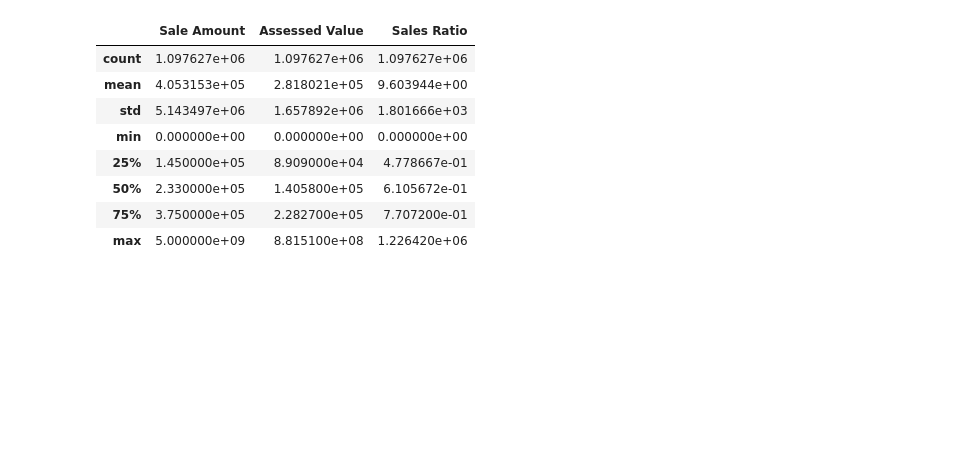
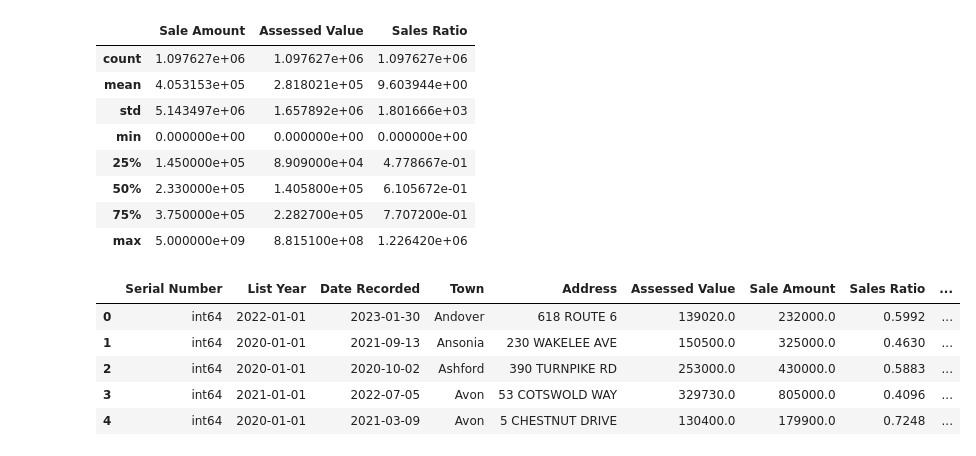
Before and after one commit to LordOnion88/MAD, a Jupyter notebook: Repasos/Análisis de tendencias de ventas.ipynb, the cells around one changed output. Cells and saved outputs as stored; diff of their text form; code cells hidden in the pictures; blank space fills up the shorter version.

```diff
--- a/Repasos/Análisis de tendencias de ventas.ipynb
+++ b/Repasos/Análisis de tendencias de ventas.ipynb
@@ -183,3 +187,13 @@ dataset_clean[Columnas_n].describe()
 | 50% | 2.330000e+05 | 1.405800e+05 | 6.105672e-01 |
 | 75% | 3.750000e+05 | 2.282700e+05 | 7.707200e-01 |
 | max | 5.000000e+09 | 8.815100e+08 | 1.226420e+06 |
+# %%
+dataset_clean['Year'] = dataset_clean['Date Recorded'].dt.year
+dataset_clean.head()
+# %% [output]
+|  | Serial Number | List Year | Date Recorded | Town | Address | Assessed Value | Sale Amount | Sales Ratio | ... |
+| 0 | int64 | 2022-01-01 | 2023-01-30 | Andover | 618 ROUTE 6 | 139020.0 | 232000.0 | 0.5992 | ... |
+| 1 | int64 | 2020-01-01 | 2021-09-13 | Ansonia | 230 WAKELEE AVE | 150500.0 | 325000.0 | 0.4630 | ... |
+| 2 | int64 | 2020-01-01 | 2020-10-02 | Ashford | 390 TURNPIKE RD | 253000.0 | 430000.0 | 0.5883 | ... |
+| 3 | int64 | 2021-01-01 | 2022-07-05 | Avon | 53 COTSWOLD WAY | 329730.0 | 805000.0 | 0.4096 | ... |
+| 4 | int64 | 2020-01-01 | 2021-03-09 | Avon | 5 CHESTNUT DRIVE | 130400.0 | 179900.0 | 0.7248 | ... |
```
Also changed, not shown: parts of 7 cells of this notebook, 1 other file.
